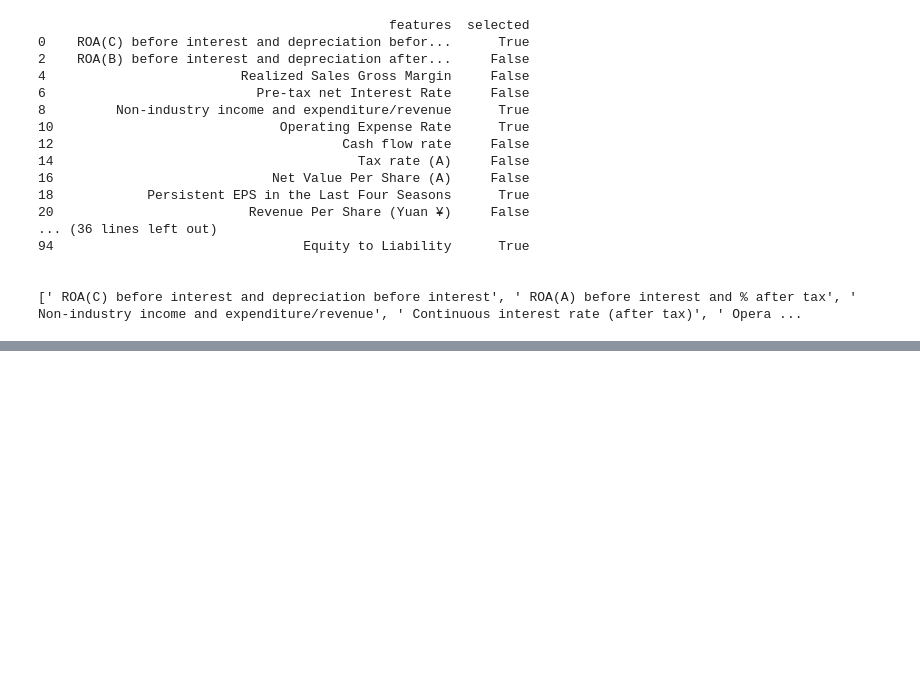
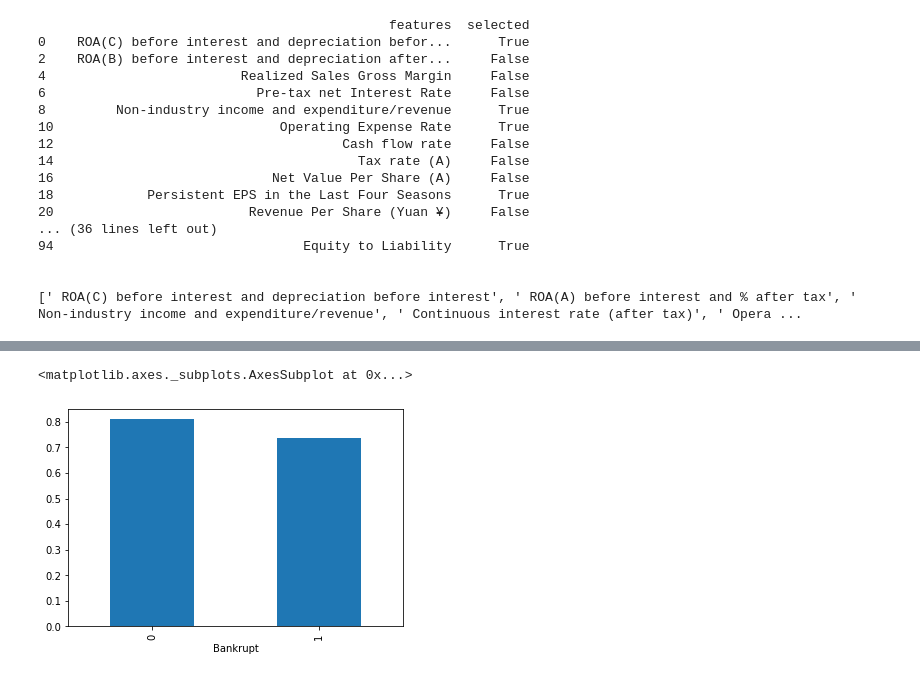
Before and after one commit to edwardramirez/company-bankruptcy-prediction, a Jupyter notebook: final_proj.ipynb, the cells around one changed output, grey strips where cells are left out. Saved outputs shown, nothing was run; the diff lists cells and outputs as text; code cells hidden in the pictures; blank space fills up the shorter version.

```diff
--- a/final_proj.ipynb
+++ b/final_proj.ipynb
@@ -580,0 +614,5 @@ plt.show()
+# %%
+selects[' Net Income to Total Assets'].plot.bar()
+# %% [output]
+<matplotlib.axes._subplots.AxesSubplot at 0x...>
+[figure, added]
```
Also changed, not shown: parts of 30 cells of this notebook.
